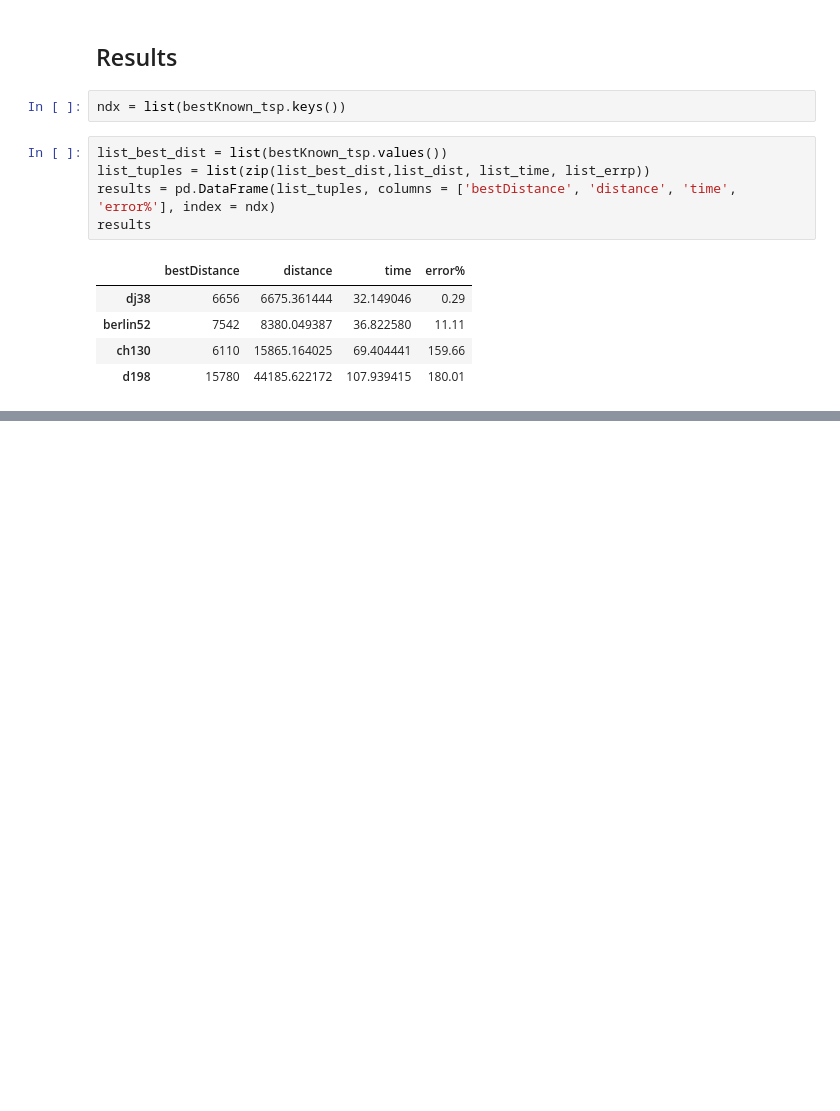
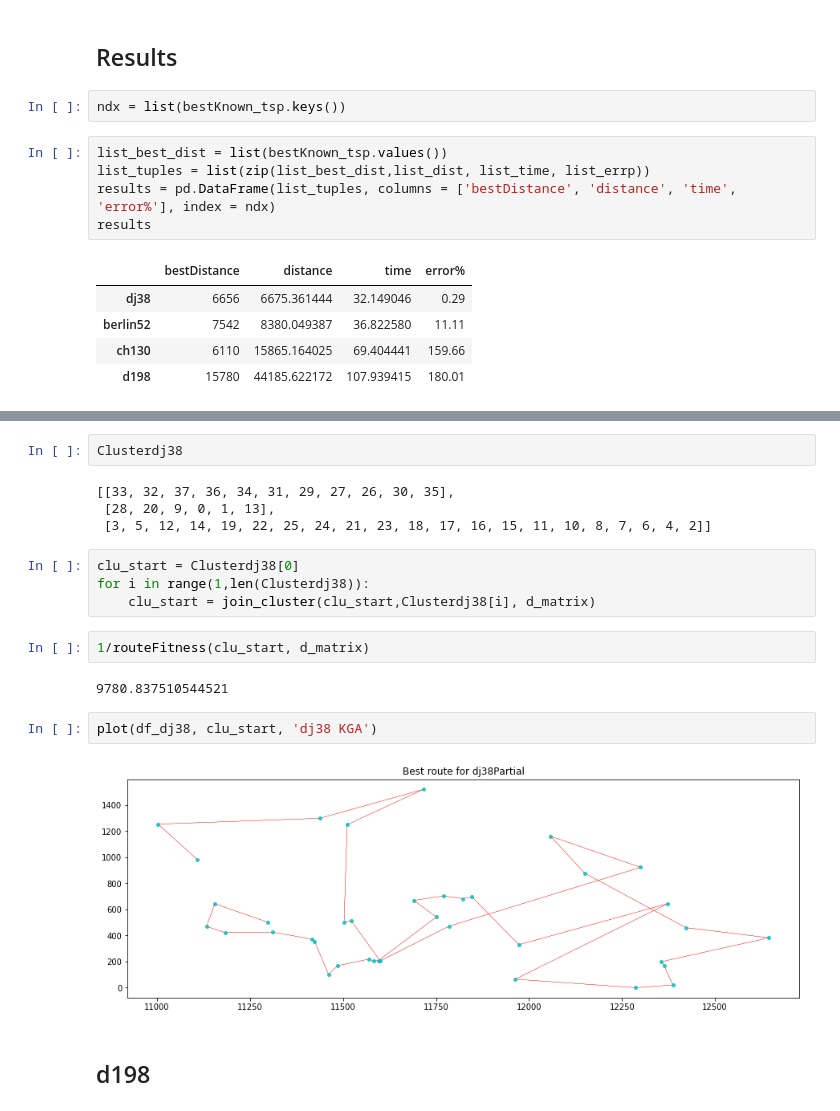
Before and after one commit to DBertazioli/Ant-Q-KGA, a Jupyter notebook: genomic/extended_try.ipynb, the cells around one changed output, grey strips where cells are left out. Saved outputs shown, nothing was run; the diff lists cells and outputs as text; blank space fills up the shorter version.

```diff
--- a/genomic/extended_try.ipynb
+++ b/genomic/extended_try.ipynb
@@ -404,0 +592,20 @@ results
+# %%
+Clusterdj38
+# %% [output]
+[[33, 32, 37, 36, 34, 31, 29, 27, 26, 30, 35],
+ [28, 20, 9, 0, 1, 13],
+ [3, 5, 12, 14, 19, 22, 25, 24, 21, 23, 18, 17, 16, 15, 11, 10, 8, 7, 6, 4, 2]]
+# %%
+clu_start = Clusterdj38[0]
+for i in range(1,len(Clusterdj38)):
+    clu_start = join_cluster(clu_start,Clusterdj38[i], d_matrix)
+# %%
+1/routeFitness(clu_start, d_matrix)
+# %% [output]
+9780.837510544521
+# %%
+plot(df_dj38, clu_start, 'dj38 KGA')
+# %% [output]
+[figure, added]
+# %% [markdown]
+## d198
```
Also changed, not shown: parts of 38 cells of this notebook, 1 other file.
